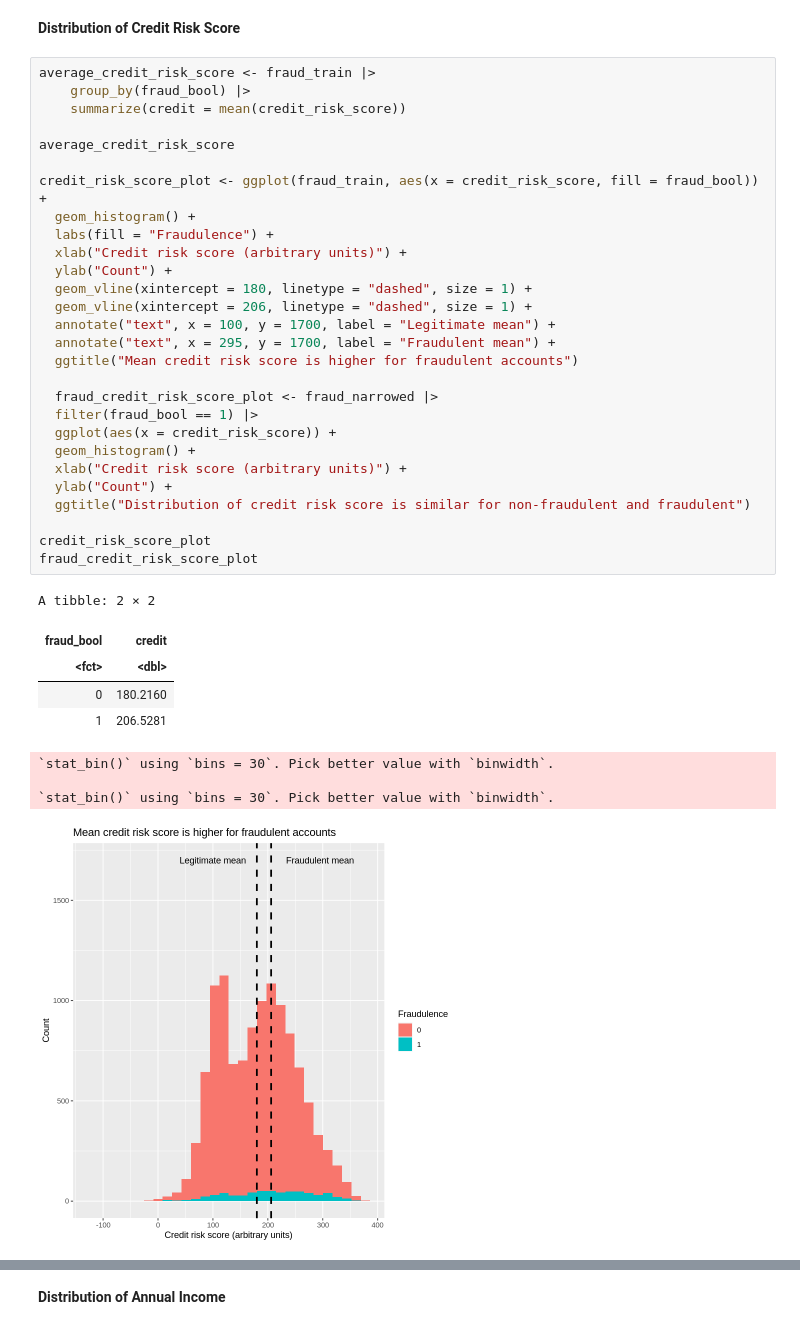
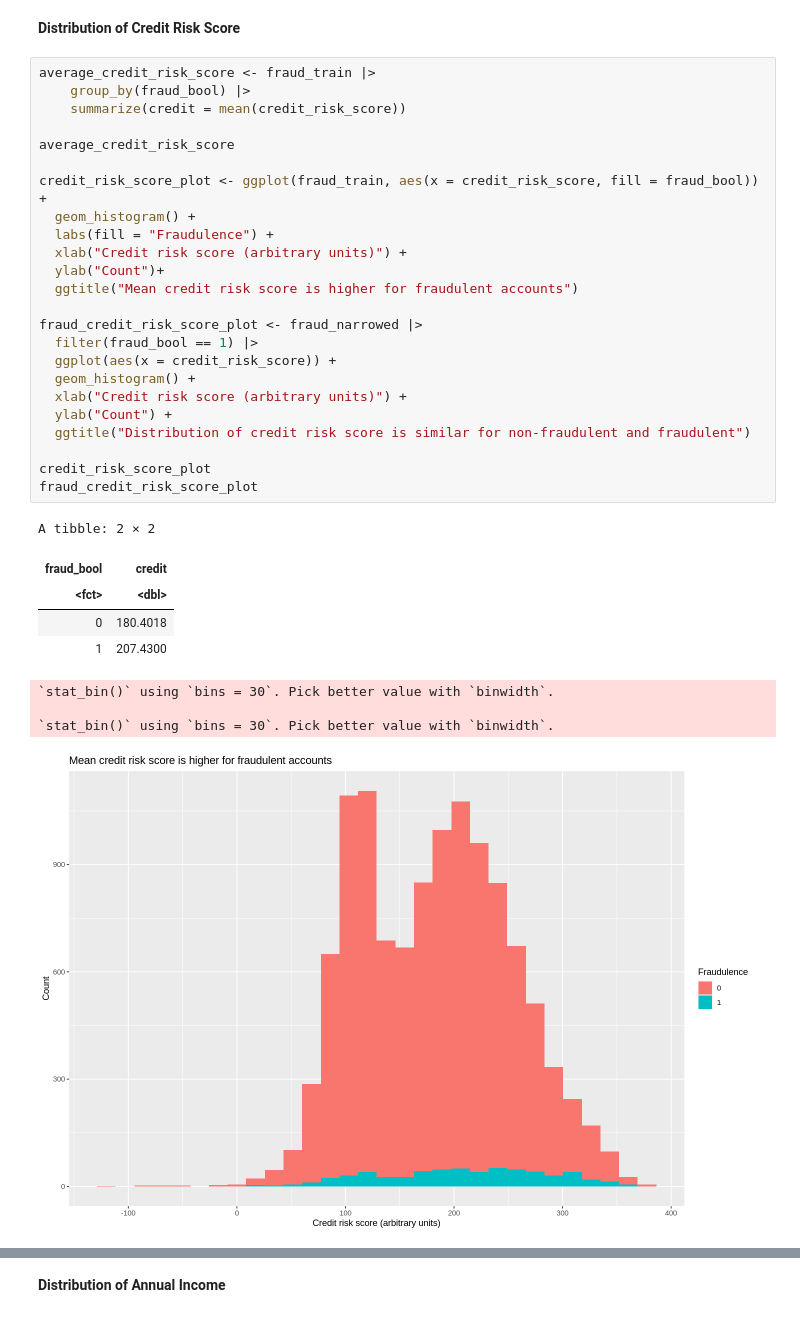
Before and after one commit to aqil18/DSCI100-Term-Project-2022W2, a Jupyter notebook: group_project_proposal.ipynb, the cells around one changed output, grey strips where cells are left out. Drawn from its saved outputs; the diff is of its cells as text.

```diff
--- a/group_project_proposal.ipynb
+++ b/group_project_proposal.ipynb
@@ -193,38 +273,34 @@ A tibble: 2 × 3
 # %%
 average_credit_risk_score <- fraud_train |>
     group_by(fraud_bool) |>
     summarize(credit = mean(credit_risk_score))
 
 average_credit_risk_score
 
 credit_risk_score_plot <- ggplot(fraud_train, aes(x = credit_risk_score, fill = fraud_bool)) +
   geom_histogram() +
   labs(fill = "Fraudulence") +
   xlab("Credit risk score (arbitrary units)") +
-  ylab("Count") +
-  geom_vline(xintercept = 180, linetype = "dashed", size = 1) +
-  geom_vline(xintercept = 206, linetype = "dashed", size = 1) +
-  annotate("text", x = 100, y = 1700, label = "Legitimate mean") +
-  annotate("text", x = 295, y = 1700, label = "Fraudulent mean") +
+  ylab("Count")+
   ggtitle("Mean credit risk score is higher for fraudulent accounts")
 
-  fraud_credit_risk_score_plot <- fraud_narrowed |>
+fraud_credit_risk_score_plot <- fraud_narrowed |>
   filter(fraud_bool == 1) |>
   ggplot(aes(x = credit_risk_score)) +
   geom_histogram() +
   xlab("Credit risk score (arbitrary units)") +
   ylab("Count") +
   ggtitle("Distribution of credit risk score is similar for non-fraudulent and fraudulent")
 
 credit_risk_score_plot
 fraud_credit_risk_score_plot
 # %% [output]
 A tibble: 2 × 2
 | fraud_bool | credit |
 | <fct> | <dbl> |
-| 0 | 180.2160 |
-| 1 | 206.5281 |
+| 0 | 180.4018 |
+| 1 | 207.4300 |
 `stat_bin()` using `bins = 30`. Pick better value with `binwidth`.
 
 `stat_bin()` using `bins = 30`. Pick better value with `binwidth`.
-[figure, old version]
+[figure, new version]
```
Also changed, not shown: parts of 36 cells of this notebook.
